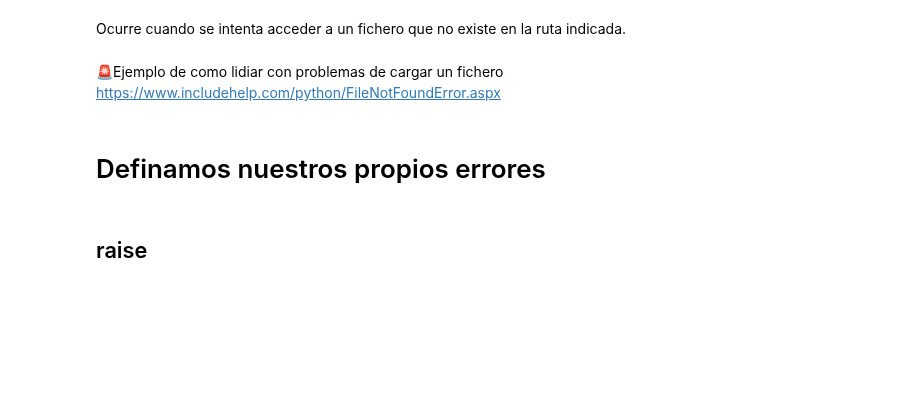
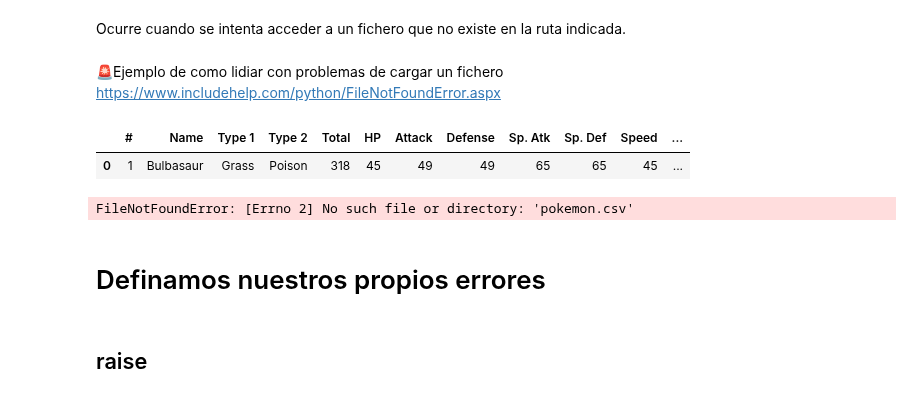
Before and after one commit to Ironhack-Data-Madrid-PartTime-May22/apuntes_clases, a Jupyter notebook: semana-02/2.1.2-Manejo_Errores.ipynb, the cells around one changed output. Saved outputs shown, nothing was run; the diff lists cells and outputs as text; code cells hidden in the pictures; blank space fills up the shorter version.

Commit message:
strings y errores

```diff
--- a/semana-02/2.1.2-Manejo_Errores.ipynb
+++ b/semana-02/2.1.2-Manejo_Errores.ipynb
@@ -53,3 +137,14 @@ Ocurre cuando se intenta acceder a un fichero que no existe en la ruta indicada.
+# %%
+df = pd.read_csv("data/pokemon.csv")
+
+df.head(1)
+# %% [output]
+|  | # | Name | Type 1 | Type 2 | Total | HP | Attack | Defense | Sp. Atk | Sp. Def | Speed | ... |
+| 0 | 1 | Bulbasaur | Grass | Poison | 318 | 45 | 49 | 49 | 65 | 65 | 45 | ... |
+# %%
+df = pd.read_csv("pokemon.csv")
+# %% [output]
+FileNotFoundError: [Errno 2] No such file or directory: 'pokemon.csv'
 # %% [markdown]
 # Definamos nuestros propios errores
 # %% [markdown]
```
Also changed, not shown: parts of 39 cells of this notebook, 1 other file.
